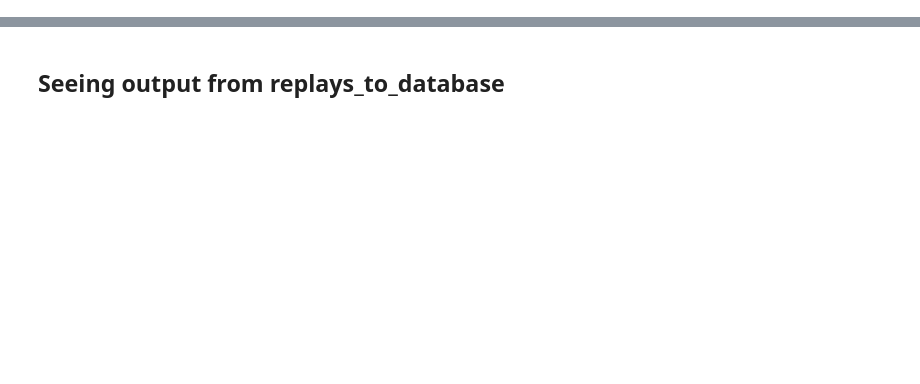
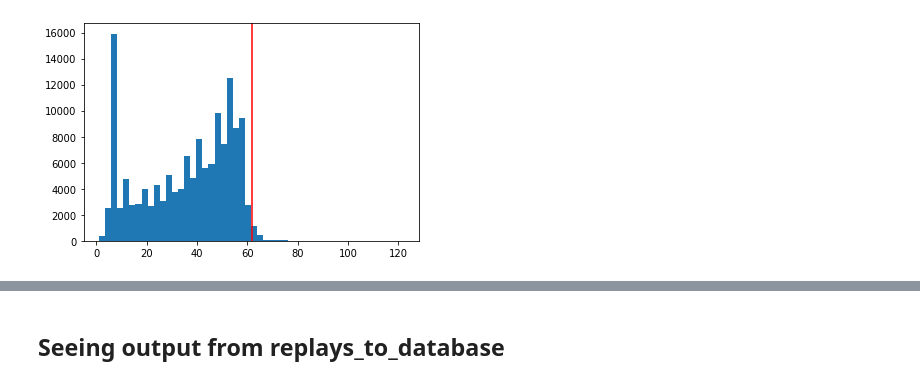
Before and after one commit to IsaiahPressman/Kaggle_Santa_2020, a Jupyter notebook: Debugging.ipynb, the cells around one changed output, grey strips where cells are left out. Cells and saved outputs as stored; diff of their text form; code cells hidden in the pictures; blank space fills up the shorter version.

```diff
--- a/Debugging.ipynb
+++ b/Debugging.ipynb
@@ -0,0 +67,5 @@
+# %%
+plt.hist(n_events_list, bins=50)
+plt.axvline(62., color='r');
+# %% [output]
+[figure, added]
```
Also changed, not shown: parts of 14 cells of this notebook, 1 other file.
